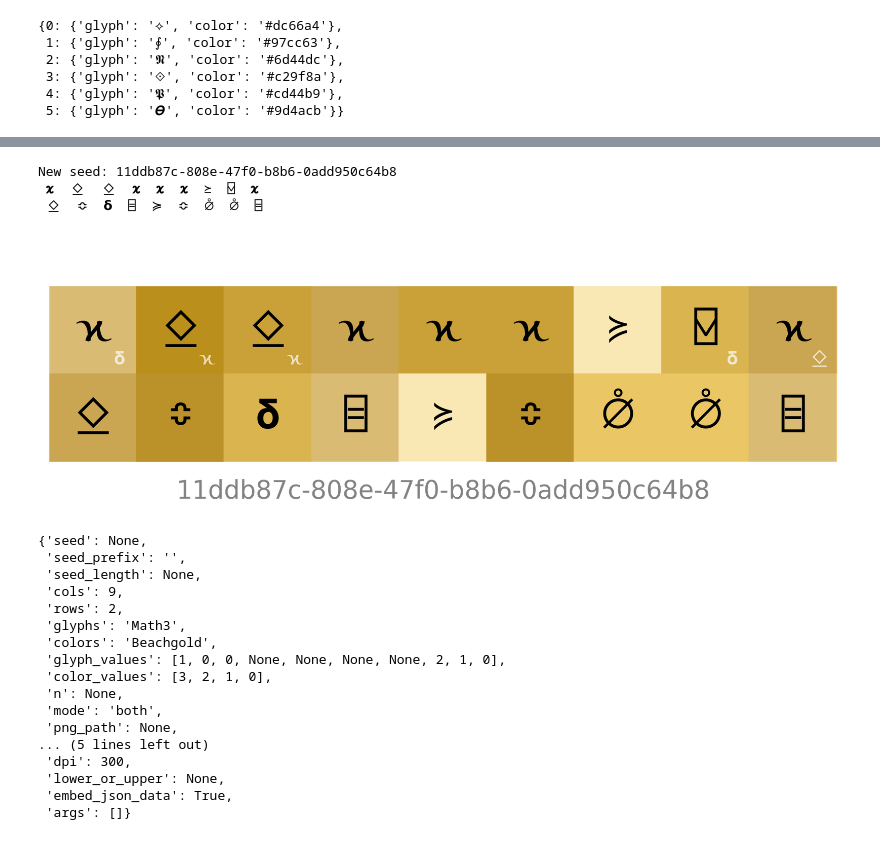
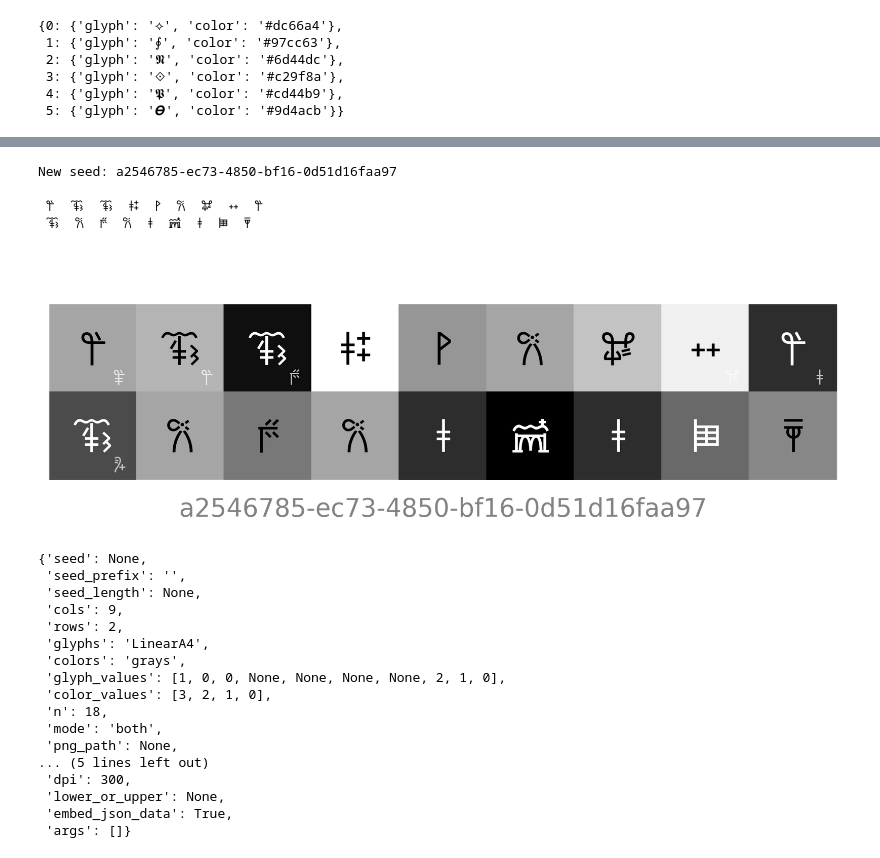
Before and after one commit to shir0tetsuo/mint, a Jupyter notebook: dev.ipynb, the cells around one changed output, grey strips where cells are left out. Cells and saved outputs as stored; diff of their text form; code cells hidden in the pictures.

Commit message:
Add LinearA4

```diff
--- a/dev.ipynb
+++ b/dev.ipynb
@@ -68,30 +68,30 @@ a.build(seed='4b5dd072-e451-42be-816d-ad1924c1502c', glyph_values=[27,None,29,0,
 # %%
 from IPython.display import Image, display
 # %%
-gen = a(glyphs='Math3', seed_prefix='', mode='both', glyph_values=[1,0,0,None,None,None,None,2,1,0], rows=2, color_values=[3, 2, 1, 0], small_default=True, small_color='white')
+gen = a(glyphs='LinearA4', colors='grays', n=18, seed_prefix='', mode='both', glyph_values=[1,0,0,None,None,None,None,2,1,0], rows=2, color_values=[3, 2, 1, 0], small_default=True, small_color='white', font_colors='auto')
 display(Image(filename=gen))
 a._read_png_meta(gen)
 # %% [output]
-New seed: 11ddb87c-808e-47f0-b8b6-0add950c64b8
- 𝛞  ⍚  ⍚  𝛞  𝛞  𝛞  ≽  ⍌  𝛞
- ⍚  ≎  𝝳  ⌸  ≽  ≎  ⦲  ⦲  ⌸
+New seed: a2546785-ec73-4850-bf16-0d51d16faa97
+ 𐘕  𐚾  𐚾  𐝑  𐝏  𐙚  𐛊  𐝒  𐘕
+ 𐚾  𐙚  𐙨  𐙚  𐝀  𐚄  𐝀  𐙳  𐙊
-[figure, old version]
+[figure, new version]
-{'seed': None,
- 'seed_prefix': '',
- 'seed_length': None,
- 'cols': 9,
- 'rows': 2,
- 'glyphs': 'Math3',
- 'colors': 'Beachgold',
- 'glyph_values': [1, 0, 0, None, None, None, None, 2, 1, 0],
- 'color_values': [3, 2, 1, 0],
- 'n': None,
- 'mode': 'both',
- 'png_path': None,
-... (5 lines left out)
- 'dpi': 300,
- 'lower_or_upper': None,
- 'embed_json_data': True,
- 'args': []}
+{'seed': None,
+ 'seed_prefix': '',
+ 'seed_length': None,
+ 'cols': 9,
+ 'rows': 2,
+ 'glyphs': 'LinearA4',
+ 'colors': 'grays',
+ 'glyph_values': [1, 0, 0, None, None, None, None, 2, 1, 0],
+ 'color_values': [3, 2, 1, 0],
+ 'n': 18,
+ 'mode': 'both',
+ 'png_path': None,
+... (5 lines left out)
+ 'dpi': 300,
+ 'lower_or_upper': None,
+ 'embed_json_data': True,
+ 'args': []}
 # %%
 #a._read_png_meta('70b566ed-5ea1-483b-9b95-5250ba977e3c.png')
```
Also changed, not shown: parts of 1 cell of this notebook, 1 other file.
